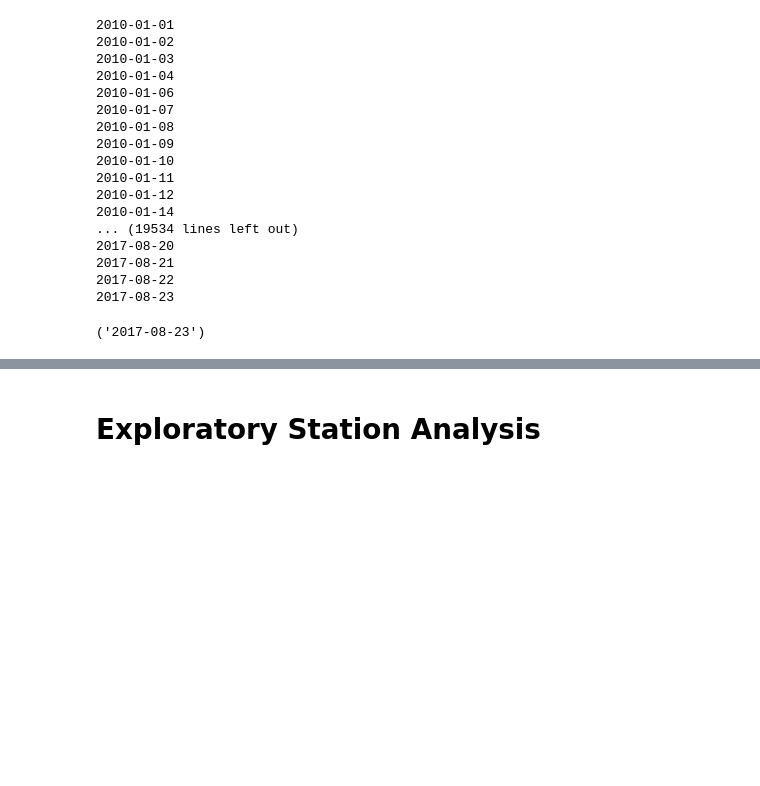
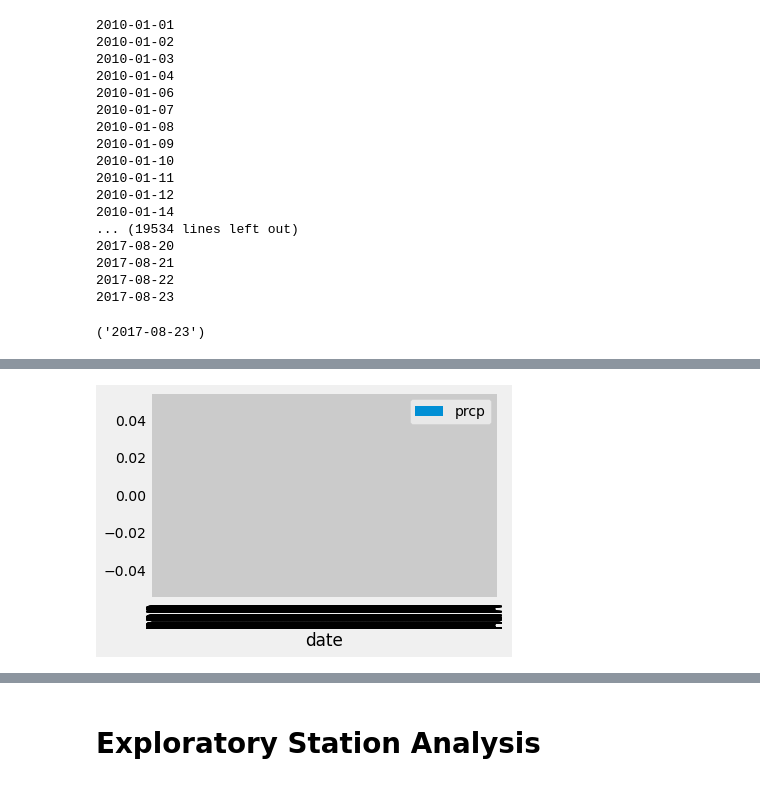
Before and after one commit to HilaryKoerner/sqlalchemy_challenge, a Jupyter notebook: climate_starter.ipynb, the cells around one changed output, grey strips where cells are left out. Cells and saved outputs as stored; diff of their text form; code cells hidden in the pictures; blank space fills up the shorter version.

```diff
--- a/climate_starter.ipynb
+++ b/climate_starter.ipynb
@@ -105,0 +168,8 @@ last_date
+# %%
+precip_plot = pd.DataFrame(precip_df, columns = ['date', 'prcp'])
+precip_plot.set_index('date', inplace = True)
+precip_plot.plot.bar()
+plt.tight_layout()
+plt.show()
+# %% [output]
+[figure, added]
```
Also changed, not shown: parts of 20 cells of this notebook.
